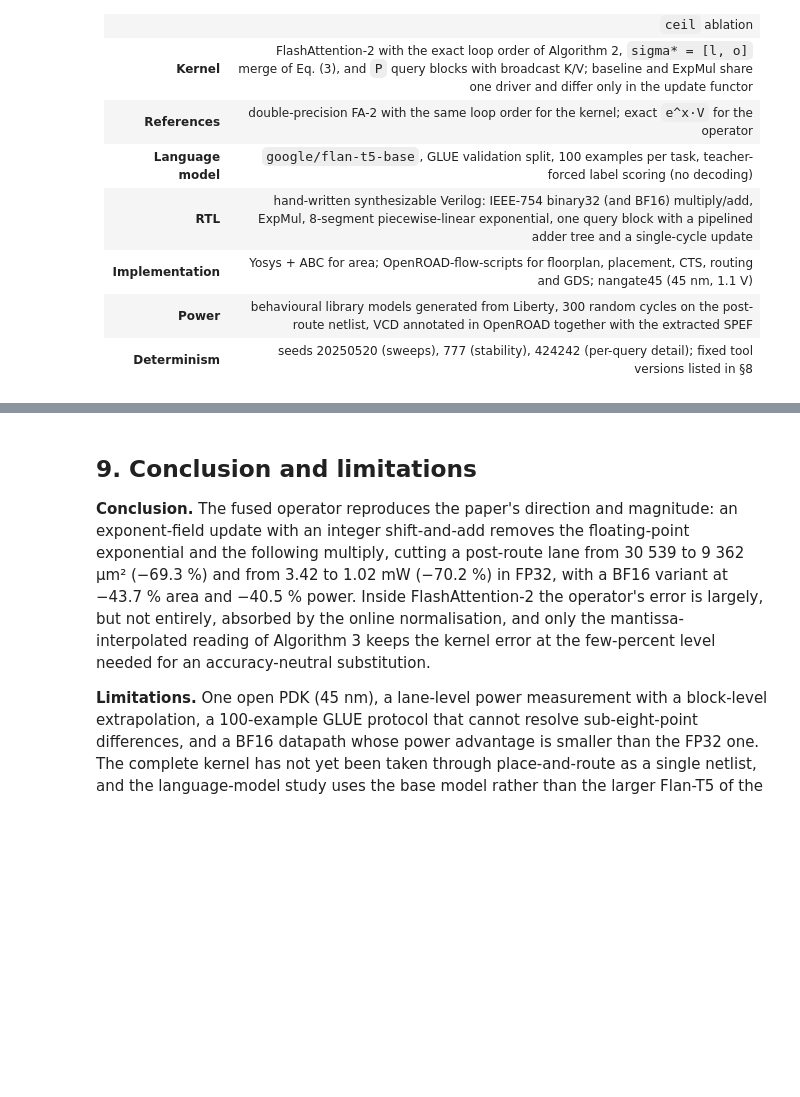
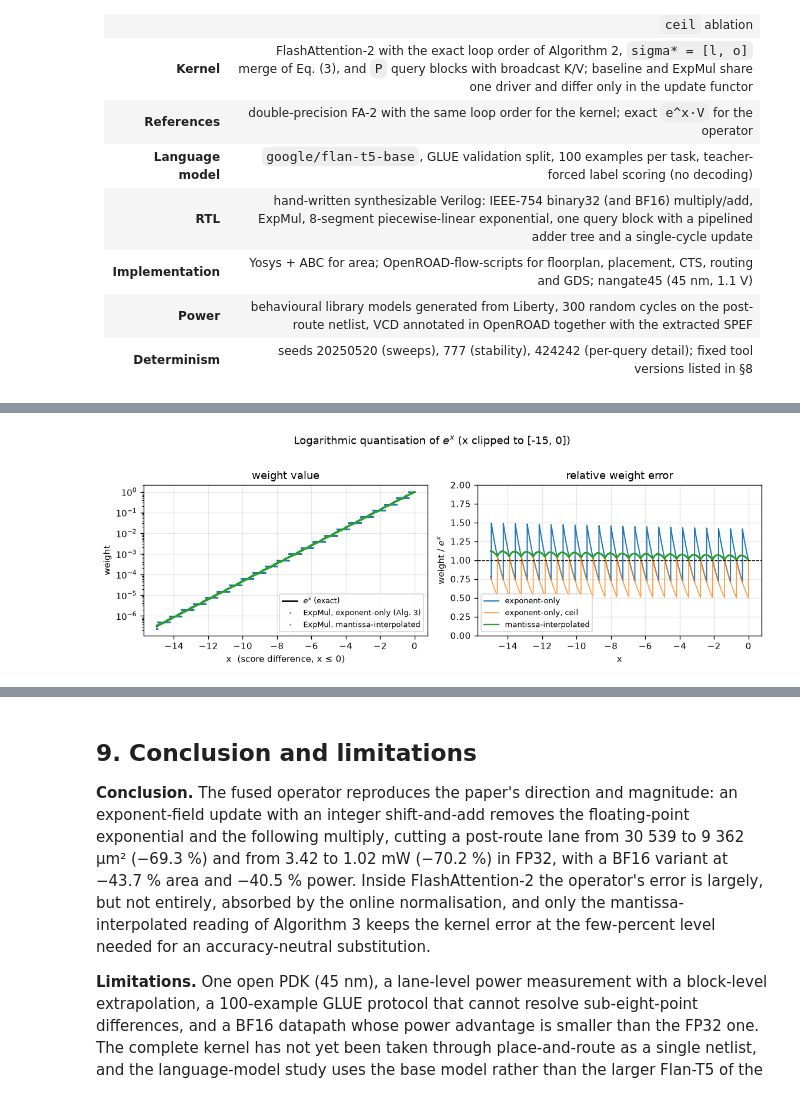
Before and after one commit to Guo-4869/FlashAttention_Silicon, a Jupyter notebook: flash_attn_expmul.ipynb, the cells around one changed output, grey strips where cells are left out. Drawn from its saved outputs; the diff is of its cells as text; code cells hidden in the pictures; blank space fills up the shorter version.

Commit message:
Compute every notebook figure from code: operator model, result tables, GDS rendering

```diff
--- a/flash_attn_expmul.ipynb
+++ b/flash_attn_expmul.ipynb
@@ -74,0 +119,43 @@ language-model claim is plausible. This reproduction implements and evaluates bo
+# %%
+# --- the operator, re-implemented here from the Q6.10 definition -------------
+def q6_10(x):
+    x = np.asarray(x, dtype=np.float32)
+    xc = np.clip(x, np.float32(-15), np.float32(0))
+    return np.clip(np.floor(xc * 1024 + 0.5), -15360, 0).astype(np.int32)
+
+def log2exp(xh, mode="nearest"):
+    p = -((xh + (xh >> 1)) - (xh >> 4))          # Q6.10 of -x*log2(e)
+    return {"nearest": (p + 512) >> 10,
+            "ceil":    (p + 1023) >> 10}[mode]
+
+def weight_exponent(x, mode="nearest"):
+    return np.ldexp(np.ones_like(x, dtype=np.float64), -log2exp(q6_10(x), mode))
+
+def weight_mantissa(x):
+    p = -((q6_10(x) + (q6_10(x) >> 1)) - (q6_10(x) >> 4))
+    bits = np.maximum(0x3F800000 - (p.astype(np.int64) << 13), 0)
+    return bits.astype(np.uint32).view(np.float32)
+
+x = np.linspace(-15, 0, 60001, dtype=np.float32)
+ex = np.exp(x.astype(np.float64))
+
+fig, ax = plt.subplots(1, 2, figsize=(9.6, 3.3))
+ax[0].semilogy(x, ex, "k-", lw=1.6, label=r"$e^x$ (exact)")
+ax[0].semilogy(x[::8], weight_exponent(x[::8]), ".", ms=1.2, color="tab:blue",
+               label="ExpMul, exponent-only (Alg. 3)")
+ax[0].semilogy(x[::8], weight_mantissa(x[::8]), ".", ms=1.2, color="tab:green",
+               label="ExpMul, mantissa-interpolated")
+ax[0].set_xlabel("x  (score difference, x ≤ 0)"); ax[0].set_ylabel("weight")
+ax[0].set_title("weight value"); ax[0].legend(fontsize=7.5, loc="lower right")
+
+ax[1].plot(x, weight_exponent(x) / ex, lw=1.2, color="tab:blue", label="exponent-only")
+ax[1].plot(x, weight_exponent(x, "ceil") / ex, lw=1.0, color="tab:orange", alpha=0.8,
+           label="exponent-only, ceil")
+ax[1].plot(x, weight_mantissa(x) / ex, lw=1.4, color="tab:green", label="mantissa-interpolated")
+ax[1].axhline(1.0, color="k", lw=0.8, ls="--")
+ax[1].set_ylim(0, 2); ax[1].set_xlabel("x"); ax[1].set_ylabel("weight / $e^x$")
+ax[1].set_title("relative weight error"); ax[1].legend(fontsize=7.5, loc="lower left")
+fig.suptitle("Logarithmic quantisation of $e^x$ (x clipped to [-15, 0])", y=1.02)
+fig.tight_layout(); plt.show()
+# %% [output]
+[figure, added]
```
Also changed, not shown: parts of 23 cells of this notebook, 2 other files.
